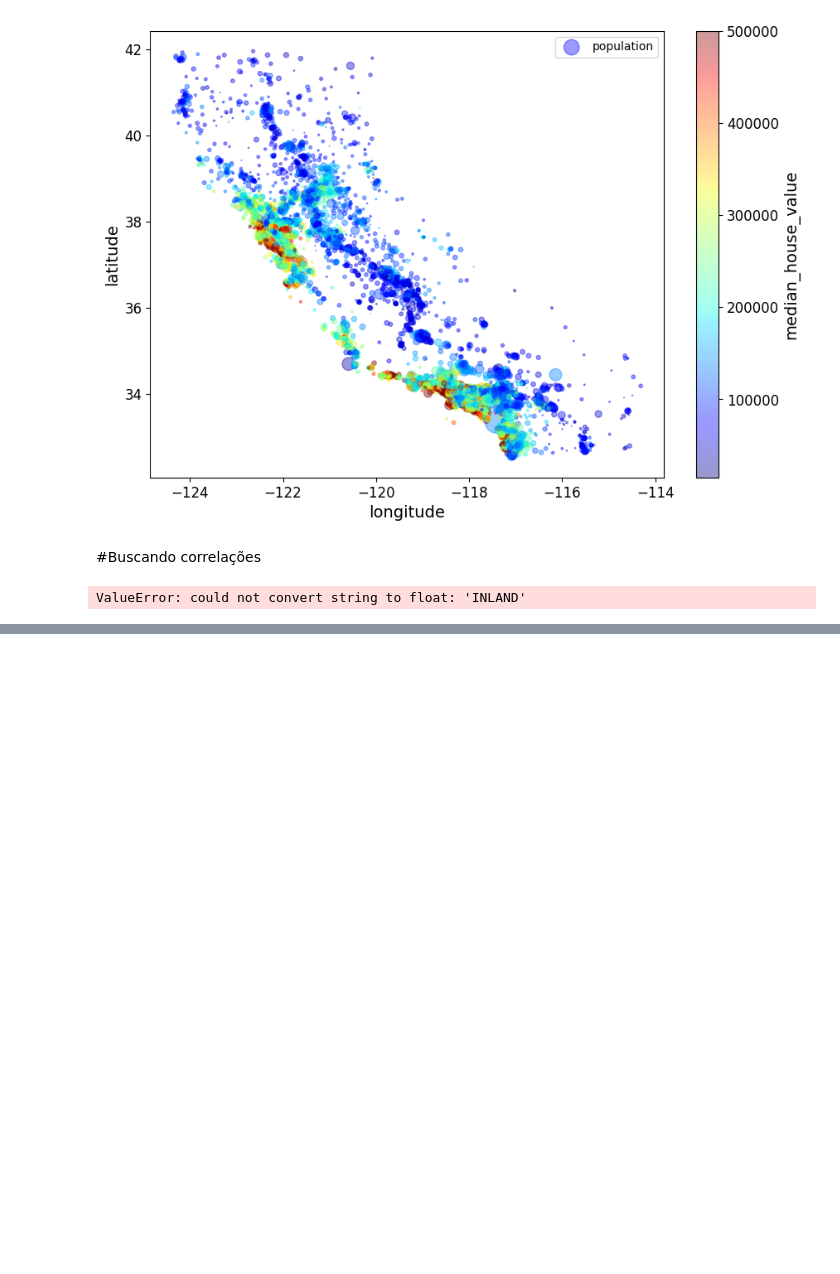
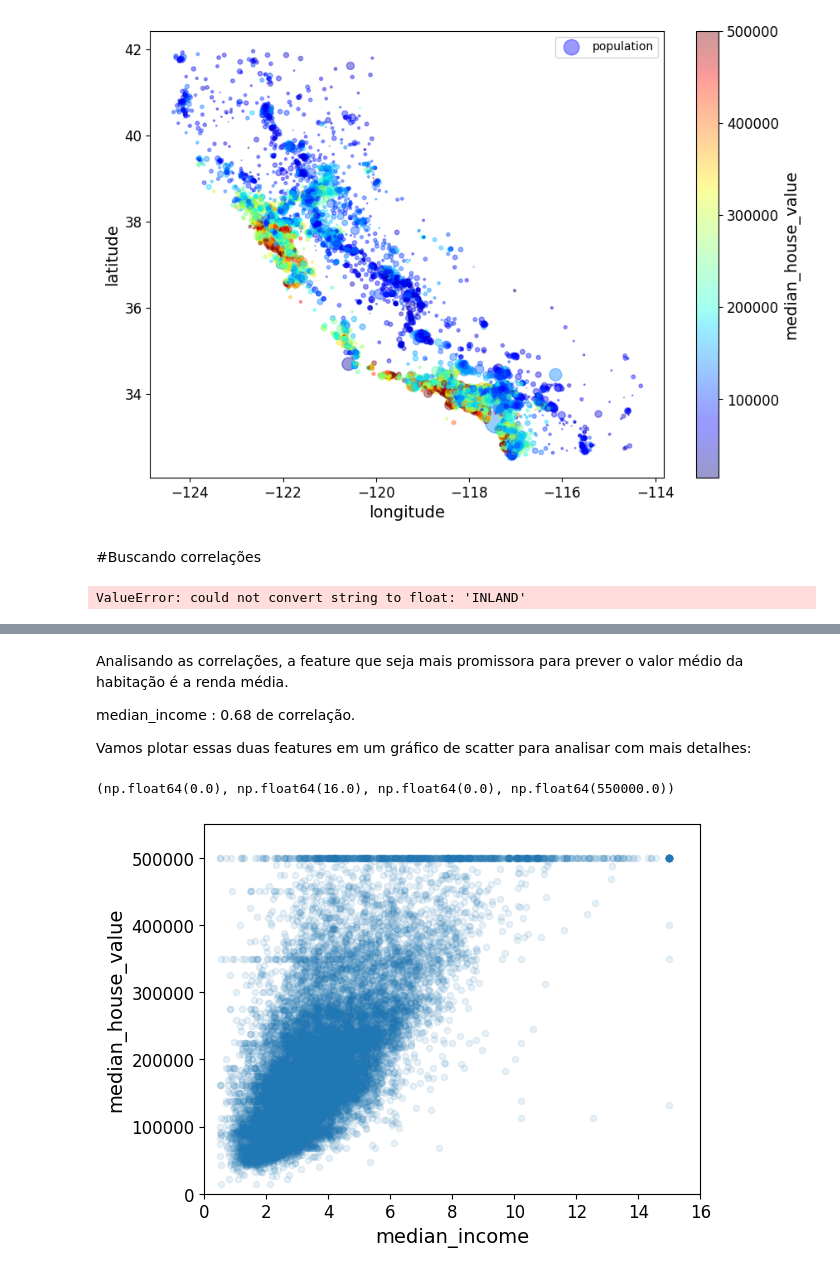
Before and after one commit to felippe-ribeiro/AulasIAFIAP, a Jupyter notebook: Fund_ML_Aula_2.ipynb, the cells around one changed output, grey strips where cells are left out. Saved outputs shown, nothing was run; the diff lists cells and outputs as text; code cells hidden in the pictures; blank space fills up the shorter version.

```diff
--- a/Fund_ML_Aula_2.ipynb
+++ b/Fund_ML_Aula_2.ipynb
@@ -323,0 +363,12 @@ ValueError: could not convert string to float: 'INLAND'
+# %% [markdown]
+Analisando as correlações, a feature que seja mais promissora para prever o valor médio da habitação é a renda média.
+
+median_income : 0.68 de correlação.
+
+Vamos plotar essas duas features em um gráfico de scatter para analisar com mais detalhes:
+# %%
+housing.plot(kind="scatter", x="median_income", y="median_house_value", alpha=0.1)
+plt.axis([0,16,0,550000])
+# %% [output]
+(np.float64(0.0), np.float64(16.0), np.float64(0.0), np.float64(550000.0))
+[figure, added]
```
Also changed, not shown: parts of 65 cells of this notebook.
